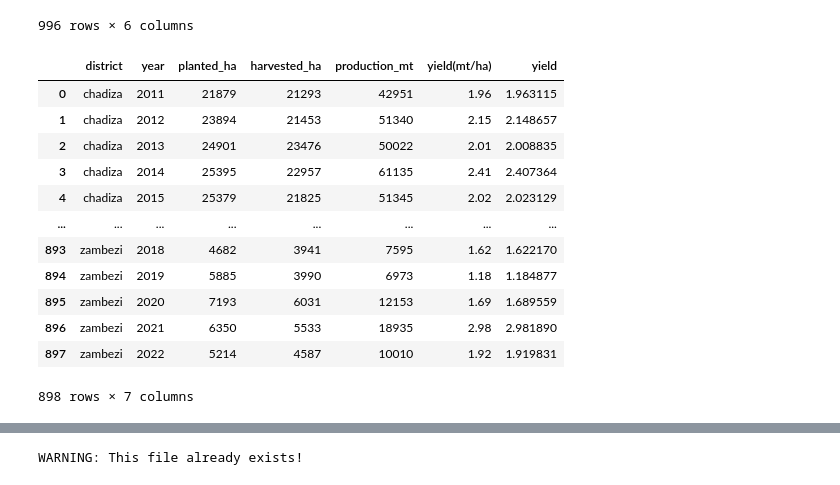
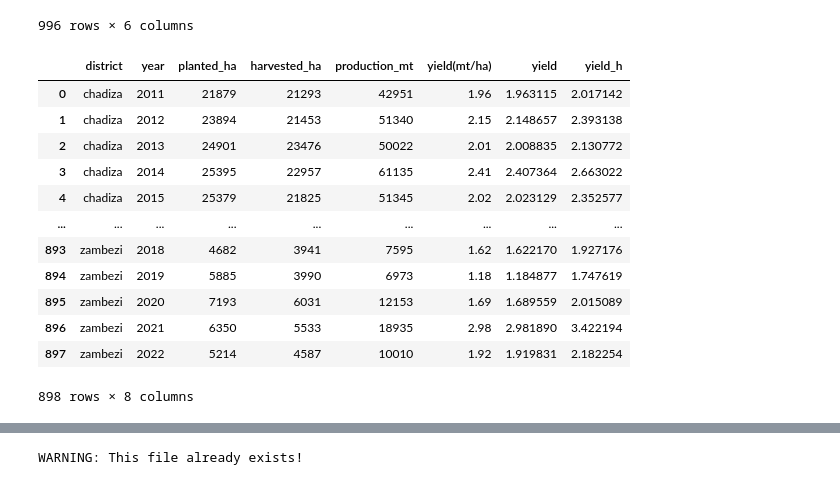
Before and after one commit to franklineronoh/crop-modeling, a Jupyter notebook: zambia/preharvest_cleaning.ipynb, the cells around one changed output, grey strips where cells are left out. Cells and saved outputs as stored; diff of their text form; code cells hidden in the pictures.

```diff
--- a/zambia/preharvest_cleaning.ipynb
+++ b/zambia/preharvest_cleaning.ipynb
@@ -66,23 +66,24 @@ preharvest['yield(mt/ha)']=pd.to_numeric(preharvest['yield(mt/ha)'])
 # %%
 
 #calculate yield
 preharvest = preharvest.groupby(['district','year'],as_index=False).sum()
 preharvest['yield'] = preharvest['production_mt'] / preharvest['planted_ha']
+preharvest['yield_h'] = preharvest['production_mt'] / preharvest['harvested_ha']
 preharvest
 # %% [output]
-|  | district | year | planted_ha | harvested_ha | production_mt | yield(mt/ha) | yield |
-| 0 | chadiza | 2011 | 21879 | 21293 | 42951 | 1.96 | 1.963115 |
-| 1 | chadiza | 2012 | 23894 | 21453 | 51340 | 2.15 | 2.148657 |
-| 2 | chadiza | 2013 | 24901 | 23476 | 50022 | 2.01 | 2.008835 |
-| 3 | chadiza | 2014 | 25395 | 22957 | 61135 | 2.41 | 2.407364 |
-| 4 | chadiza | 2015 | 25379 | 21825 | 51345 | 2.02 | 2.023129 |
-| ... | ... | ... | ... | ... | ... | ... | ... |
-| 893 | zambezi | 2018 | 4682 | 3941 | 7595 | 1.62 | 1.622170 |
-| 894 | zambezi | 2019 | 5885 | 3990 | 6973 | 1.18 | 1.184877 |
-| 895 | zambezi | 2020 | 7193 | 6031 | 12153 | 1.69 | 1.689559 |
-| 896 | zambezi | 2021 | 6350 | 5533 | 18935 | 2.98 | 2.981890 |
-| 897 | zambezi | 2022 | 5214 | 4587 | 10010 | 1.92 | 1.919831 |
+|  | district | year | planted_ha | harvested_ha | production_mt | yield(mt/ha) | yield | yield_h |
+| 0 | chadiza | 2011 | 21879 | 21293 | 42951 | 1.96 | 1.963115 | 2.017142 |
+| 1 | chadiza | 2012 | 23894 | 21453 | 51340 | 2.15 | 2.148657 | 2.393138 |
+| 2 | chadiza | 2013 | 24901 | 23476 | 50022 | 2.01 | 2.008835 | 2.130772 |
+| 3 | chadiza | 2014 | 25395 | 22957 | 61135 | 2.41 | 2.407364 | 2.663022 |
+| 4 | chadiza | 2015 | 25379 | 21825 | 51345 | 2.02 | 2.023129 | 2.352577 |
+| ... | ... | ... | ... | ... | ... | ... | ... | ... |
+| 893 | zambezi | 2018 | 4682 | 3941 | 7595 | 1.62 | 1.622170 | 1.927176 |
+| 894 | zambezi | 2019 | 5885 | 3990 | 6973 | 1.18 | 1.184877 | 1.747619 |
+| 895 | zambezi | 2020 | 7193 | 6031 | 12153 | 1.69 | 1.689559 | 2.015089 |
+| 896 | zambezi | 2021 | 6350 | 5533 | 18935 | 2.98 | 2.981890 | 3.422194 |
+| 897 | zambezi | 2022 | 5214 | 4587 | 10010 | 1.92 | 1.919831 | 2.182254 |
-898 rows × 7 columns
+898 rows × 8 columns
 # %%
 # #calculate z scores of yield and flag any anomalies
 df1 = []
```
Also changed, not shown: parts of 3 cells of this notebook, 12 other files.
